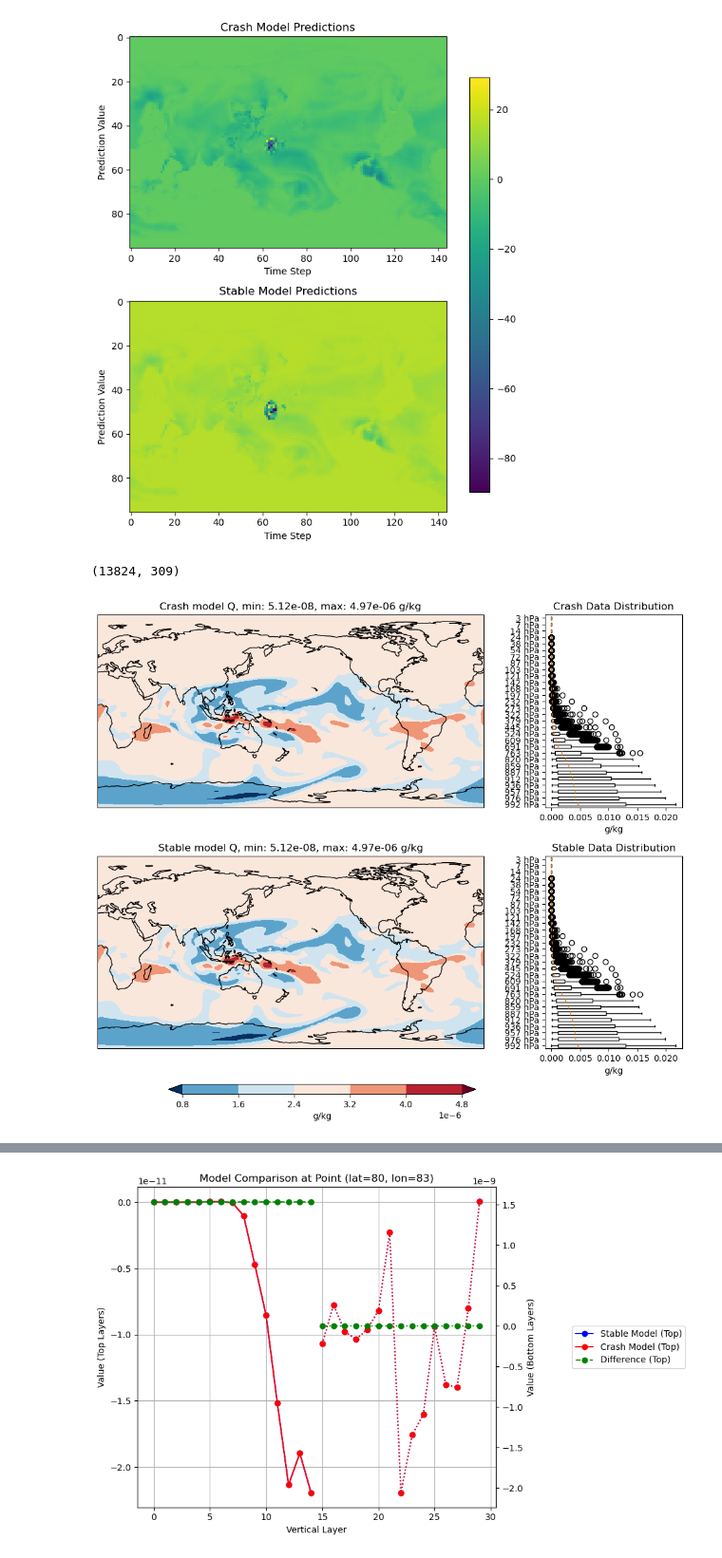
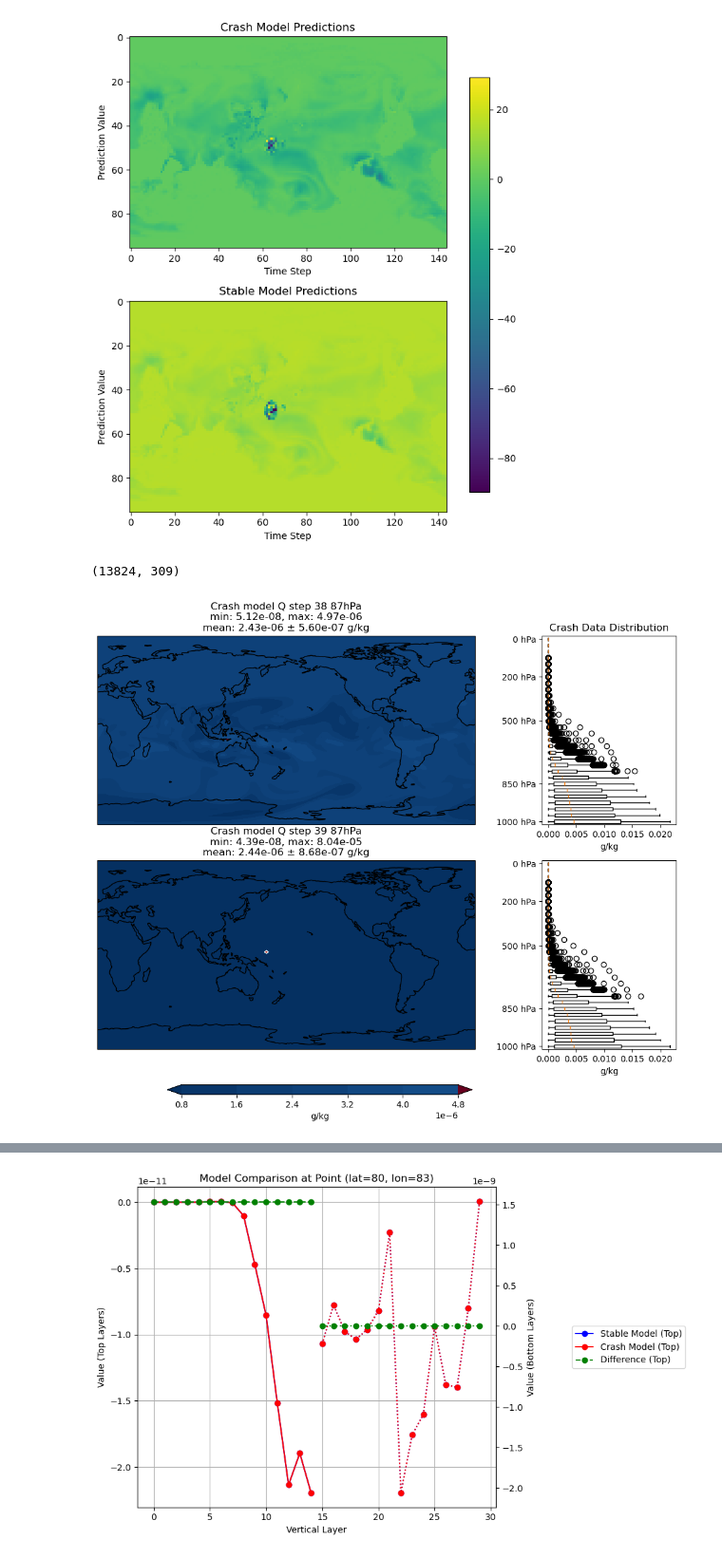
Before and after one commit to chenj209/clima_analysis, a Jupyter notebook: new_analysis/compare_crash.ipynb, the cells around one changed output, grey strips where cells are left out. Shown at 95% size. Drawn from its saved outputs; the diff is of its cells as text; code cells hidden in the pictures.

Commit message:
most data plotted

```diff
--- a/new_analysis/compare_crash.ipynb
+++ b/new_analysis/compare_crash.ipynb
@@ -96,9 +96,8 @@ torch.Size([13824, 30])
 [figure]
 # %%
 level = 8
-step = 38
-crash_input = np.load(f"/Volumes/data_backup/experience_replay_data/online_data/noreplay_std/coupled_{step}.npz")['x']
-stable_input = np.load(f"/Volumes/data_backup/experience_replay_data/online_data/noreplay_std_switch/coupled_{step}.npz")['x']
+crash_input = np.load(f"/Volumes/data_backup/experience_replay_data/online_data/noreplay_std/coupled_38.npz")['x']
+stable_input = np.load(f"/Volumes/data_backup/experience_replay_data/online_data/noreplay_std/coupled_39.npz")['x']
 crash_input = reorder3(crash_input)[:,:30]
 stable_input = reorder3(stable_input)[:,:30]
 
@@ -140,41 +139,42 @@ vmax = max(crash_data.max(), stable_data.max())
 
 # Plot crash predictions
 im1 = ax1.contourf(lon, lat, crash_data, transform=ccrs.PlateCarree(), cmap='RdBu_r', vmin=vmin, vmax=vmax, extend='both')
-ax1.set_title(f'Crash model Q, min: {crash_data.min():.2e}, max: {crash_data.max():.2e} g/kg')
+ax1.set_title(f'Crash model Q step 38 87hPa\nmin: {crash_data.min():.2e}, max: {crash_data.max():.2e}\nmean: {crash_data.mean():.2e} ± {crash_data.std():.2e} g/kg')
 
 # Plot stable predictions
 im2 = ax2.contourf(lon, lat, stable_data, transform=ccrs.PlateCarree(), cmap='RdBu_r', vmin=vmin, vmax=vmax, extend='both')
-ax2.set_title(f'Stable model Q, min: {stable_data.min():.2e}, max: {stable_data.max():.2e} g/kg')
+ax2.set_title(f'Crash model Q step 39 87hPa\nmin: {stable_data.min():.2e}, max: {stable_data.max():.2e}\nmean: {stable_data.mean():.2e} ± {stable_data.std():.2e} g/kg')
 
-# Define pressure levels
+# Define pressure levels to show
+show_levels = [0, 200, 500, 850, 1000]
+level_indices = []
 levs = np.array([
     3.64346569,   7.59481965,  14.35663225,  24.61222,     38.26829977,
     54.59547974,  72.01245055,  87.82123029, 103.31712663, 121.54724076,
     142.99403876, 168.22507977, 197.9080867,  232.82861896, 273.91081676,
     322.24190235, 379.10090387, 445.9925741,  524.68717471, 609.77869481,
     691.38943031, 763.40448111, 820.85836865, 859.53476653, 887.02024892,
     912.64454694, 936.19839847, 957.48547954, 976.32540739, 992.55609512]).astype(int)
 
 # Add box plots with pressure levels
 ax1_box.boxplot([crash_input[:,i].flatten() for i in range(29,-1,-1)], vert=False)
 ax1_box.set_title('Crash Data Distribution')
-ax1_box.set_yticks([i+1 for i in range(30)])
-ax1_box.set_yticklabels([f'{levs[29-i]} hPa' for i in range(30)])
+ax1_box.set_yticks([1, 7, 17, 24, 30])  # Approximate positions for 0, 200, 500, 850, 1000 hPa
+ax1_box.set_yticklabels(['0 hPa', '200 hPa', '500 hPa', '850 hPa', '1000 hPa'][::-1])
 ax1_box.set_xlabel('g/kg')
 
 ax2_box.boxplot([stable_input[:,i].flatten() for i in range(29,-1,-1)], vert=False)
-ax2_box.set_title('Stable Data Distribution')
-ax2_box.set_yticks([i+1 for i in range(30)])
-ax2_box.set_yticklabels([f'{levs[29-i]} hPa' for i in range(30)])
+ax2_box.set_yticks([1, 7, 17, 24, 30])  # Approximate positions for 0, 200, 500, 850, 1000 hPa
+ax2_box.set_yticklabels(['0 hPa', '200 hPa', '500 hPa', '850 hPa', '1000 hPa'][::-1])
 ax2_box.set_xlabel('g/kg')
 
 # Add colorbar at the bottom
 cbar_ax = fig.add_axes([0.15, -0.02, 0.5, 0.02])
 cbar = fig.colorbar(im1, cax=cbar_ax, orientation='horizontal', extend='both')
 cbar.set_label('g/kg')
 
 plt.tight_layout()
 plt.show()
 # %% [output]
 (13824, 309)
-[figure, old version]
+[figure, new version]
```
Also changed, not shown: parts of 6 cells of this notebook, 1 other file.
